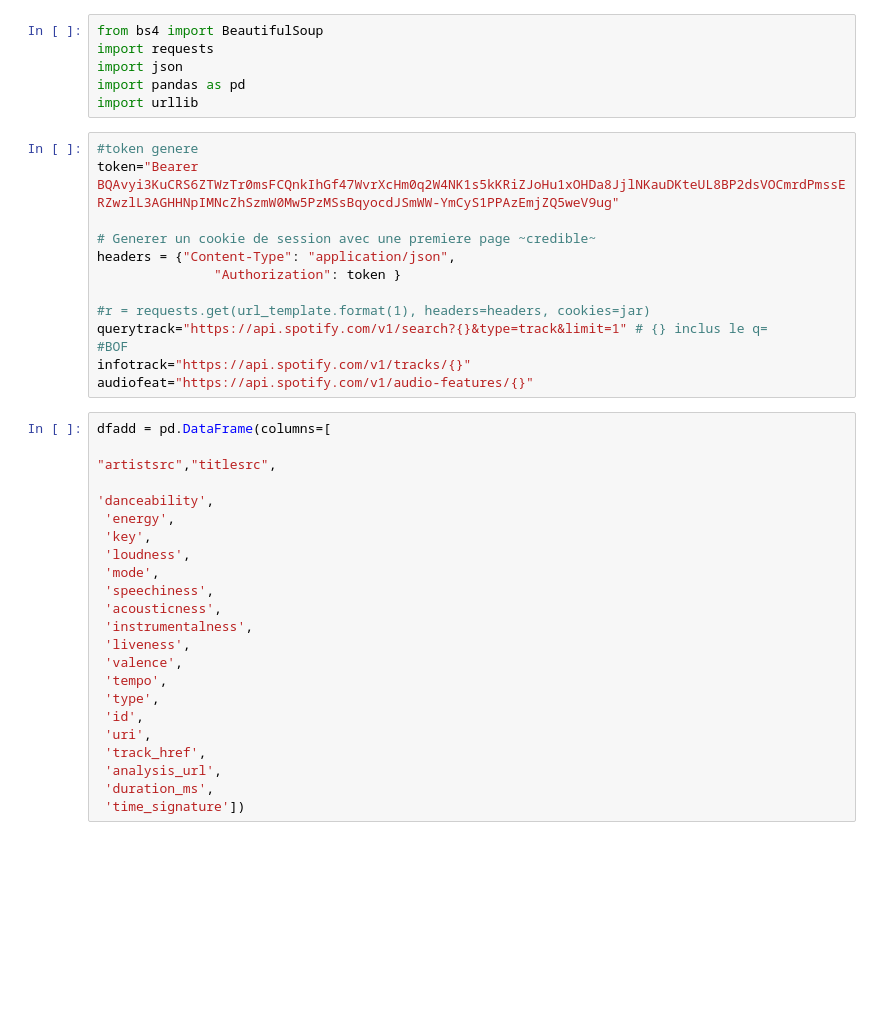
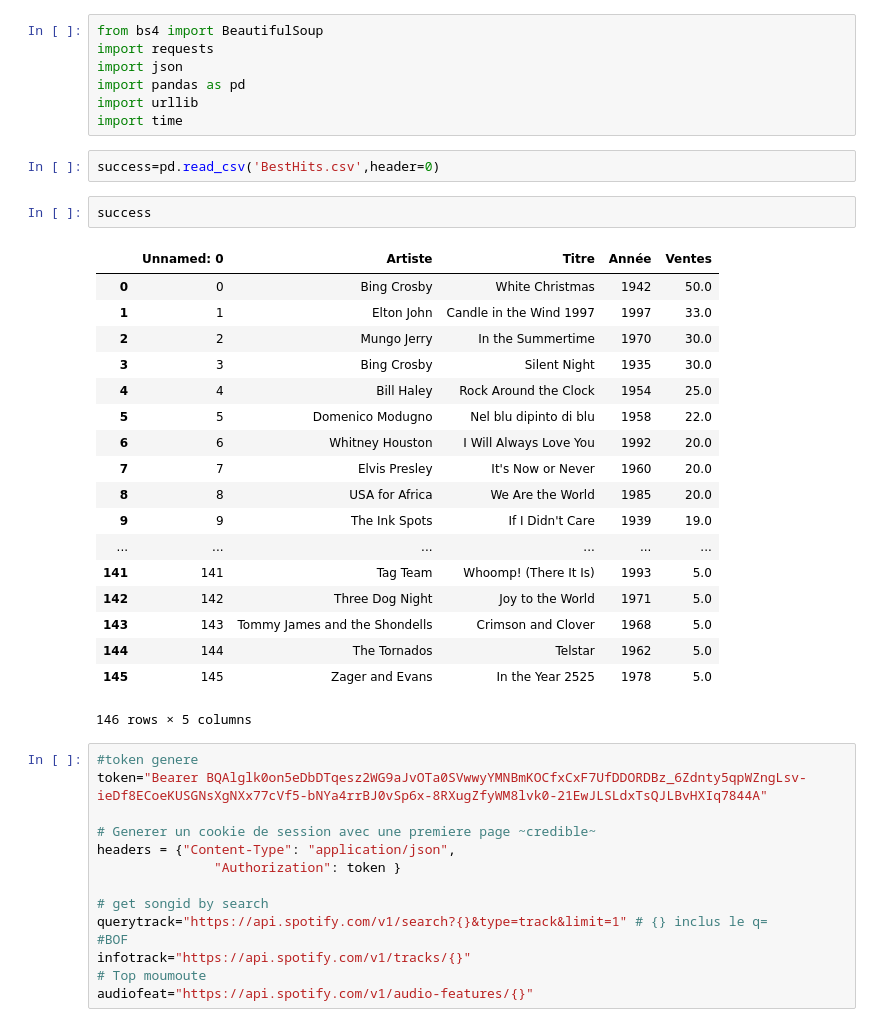
Before and after one commit to HackoeursTendres/Hackathon_KitBigData, a Jupyter notebook: Guillaume_Ferrier/spotify.ipynb, the cells around one changed output. Cells and saved outputs as stored; diff of their text form; blank space fills up the shorter version.

```diff
--- a/Guillaume_Ferrier/spotify.ipynb
+++ b/Guillaume_Ferrier/spotify.ipynb
@@ -4,39 +4,41 @@ import requests
 import json
 import pandas as pd
 import urllib
+import time
+# %%
+success=pd.read_csv('BestHits.csv',header=0)
+# %%
+success
+# %% [output]
+|  | Unnamed: 0 | Artiste | Titre | Année | Ventes |
+| 0 | 0 | Bing Crosby | White Christmas | 1942 | 50.0 |
+| 1 | 1 | Elton John | Candle in the Wind 1997 | 1997 | 33.0 |
+| 2 | 2 | Mungo Jerry | In the Summertime | 1970 | 30.0 |
+| 3 | 3 | Bing Crosby | Silent Night | 1935 | 30.0 |
+| 4 | 4 | Bill Haley | Rock Around the Clock | 1954 | 25.0 |
+| 5 | 5 | Domenico Modugno | Nel blu dipinto di blu | 1958 | 22.0 |
+| 6 | 6 | Whitney Houston | I Will Always Love You | 1992 | 20.0 |
+| 7 | 7 | Elvis Presley | It's Now or Never | 1960 | 20.0 |
+| 8 | 8 | USA for Africa | We Are the World | 1985 | 20.0 |
+| 9 | 9 | The Ink Spots | If I Didn't Care | 1939 | 19.0 |
+| ... | ... | ... | ... | ... | ... |
+| 141 | 141 | Tag Team | Whoomp! (There It Is) | 1993 | 5.0 |
+| 142 | 142 | Three Dog Night | Joy to the World | 1971 | 5.0 |
+| 143 | 143 | Tommy James and the Shondells | Crimson and Clover | 1968 | 5.0 |
+| 144 | 144 | The Tornados | Telstar | 1962 | 5.0 |
+| 145 | 145 | Zager and Evans | In the Year 2525 | 1978 | 5.0 |
+146 rows × 5 columns
 # %%
 #token genere
-token="Bearer BQAvyi3KuCRS6ZTWzTr0msFCQnkIhGf47WvrXcHm0q2W4NK1s5kKRiZJoHu1xOHDa8JjlNKauDKteUL8BP2dsVOCmrdPmssERZwzlL3AGHHNpIMNcZhSzmW0Mw5PzMSsBqyocdJSmWW-YmCyS1PPAzEmjZQ5weV9ug"
+token="Bearer BQAlglk0on5eDbDTqesz2WG9aJvOTa0SVwwyYMNBmKOCfxCxF7UfDDORDBz_6Zdnty5qpWZngLsv-ieDf8ECoeKUSGNsXgNXx77cVf5-bNYa4rrBJ0vSp6x-8RXugZfyWM8lvk0-21EwJLSLdxTsQJLBvHXIq7844A"
 
 # Generer un cookie de session avec une premiere page ~credible~
 headers = {"Content-Type": "application/json",
                "Authorization": token }
 
-#r = requests.get(url_template.format(1), headers=headers, cookies=jar)
+# get songid by search
 querytrack="https://api.spotify.com/v1/search?{}&type=track&limit=1" # {} inclus le q=
 #BOF
 infotrack="https://api.spotify.com/v1/tracks/{}"
+# Top moumoute
 audiofeat="https://api.spotify.com/v1/audio-features/{}"
-# %%
-dfadd = pd.DataFrame(columns=[
-
-"artistsrc","titlesrc",
-
-'danceability',
- 'energy',
- 'key',
- 'loudness',
- 'mode',
- 'speechiness',
- 'acousticness',
- 'instrumentalness',
- 'liveness',
- 'valence',
- 'tempo',
- 'type',
- 'id',
- 'uri',
- 'track_href',
- 'analysis_url',
- 'duration_ms',
- 'time_signature'])
```
Also changed, not shown: parts of 9 cells of this notebook.
